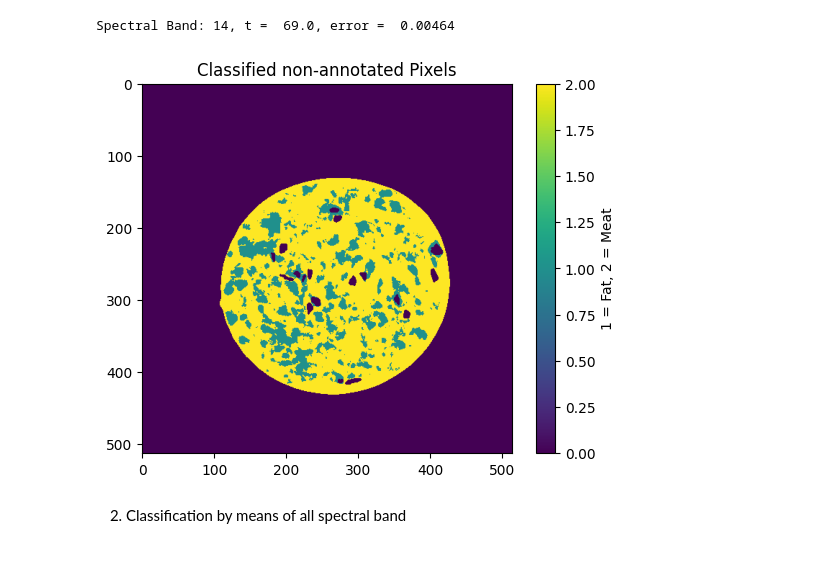
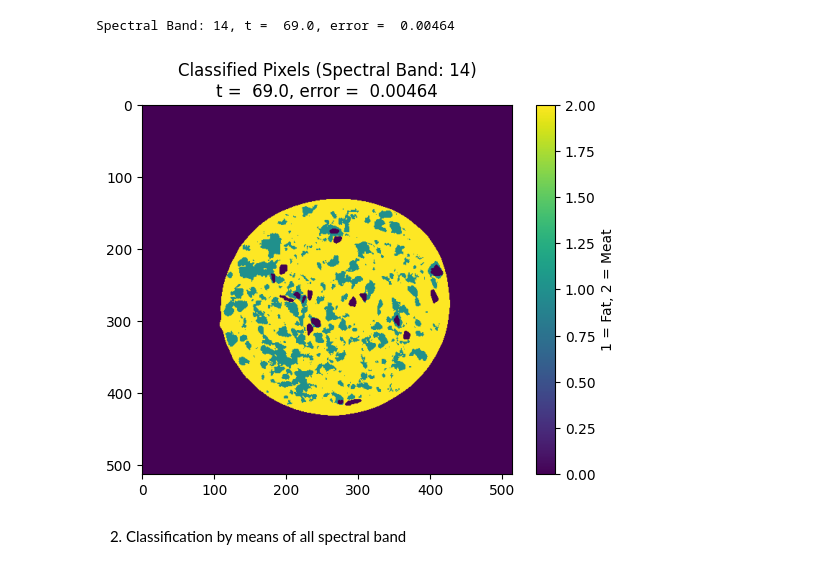
Before and after one commit to KeremOzemre/Salami, a Jupyter notebook: salami_exercise.ipynb, the cells around one changed output. Saved outputs shown, nothing was run; the diff lists cells and outputs as text; code cells hidden in the pictures.

Commit message:
error_correction

```diff
--- a/salami_exercise.ipynb
+++ b/salami_exercise.ipynb
@@ -58,24 +58,24 @@ Spectral Band: 14, t =  69.0, error =  0.00464
 # %%
 bgPix_14 = bgPix[:, index] # pixels spectral band 14
 
 # 1 = fat, 2 = meat
 classified = np.zeros(annotationIm.shape[:2], dtype=np.uint8)
 
 for i in range(bgPix_14.shape[0]):
     r = bgR[i]
     c = bgC[i]
 
     if bgPix_14[i] > t_list[index]:
         classified[r, c] = 1  # fat
     else:
         classified[r, c] = 2  # meat
 
 plt.imshow(classified)
-plt.title("Classified non-annotated Pixels")
+plt.title(f"Classified Pixels (Spectral Band: {index+1})\nt = {t_list[index]: .3}, error = {min_error: .3}")
 plt.colorbar(label="1 = Fat, 2 = Meat")
 plt.show()
 # %% [output]
-[figure, old version]
+[figure, new version]
 # %% [markdown]
 2. Classification by means of all spectral band
 # %%
```
Also changed, not shown: parts of 3 cells of this notebook.
